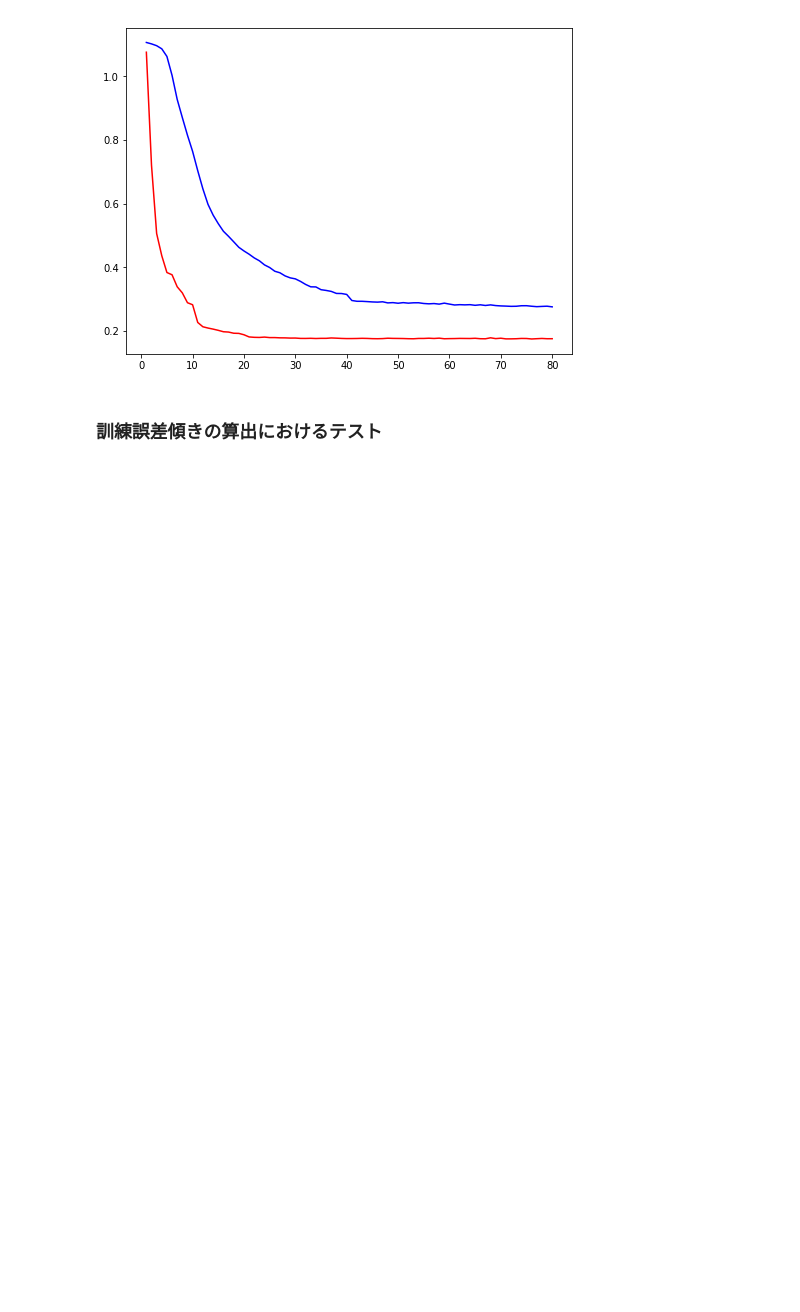
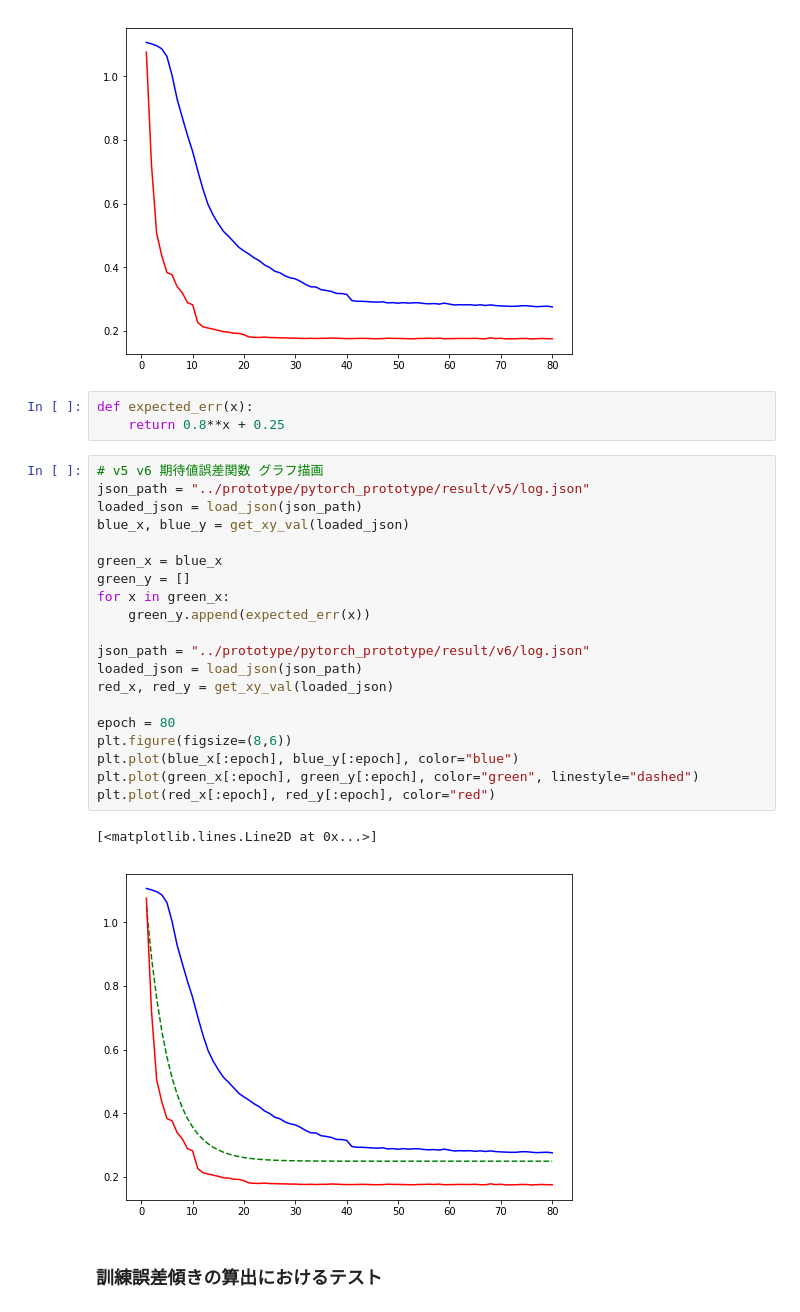
Before and after one commit to takitaki7474/m2-research-prototype, a Jupyter notebook: notebook/eval_train_err_convergence.ipynb, the cells around one changed output. Saved outputs shown, nothing was run; the diff lists cells and outputs as text; blank space fills up the shorter version.

```diff
--- a/notebook/eval_train_err_convergence.ipynb
+++ b/notebook/eval_train_err_convergence.ipynb
@@ -77,6 +77,32 @@ plt.plot(x_list2, y_list2, color="red")
 # %% [output]
 [<matplotlib.lines.Line2D at 0x...>]
 [figure]
+# %%
+def expected_err(x):
+    return 0.8**x + 0.25
+# %%
+# v5 v6 期待値誤差関数 グラフ描画
+json_path = "../prototype/pytorch_prototype/result/v5/log.json"
+loaded_json = load_json(json_path)
+blue_x, blue_y = get_xy_val(loaded_json)
+
+green_x = blue_x
+green_y = []
+for x in green_x:
+    green_y.append(expected_err(x))
+
+json_path = "../prototype/pytorch_prototype/result/v6/log.json"
+loaded_json = load_json(json_path)
+red_x, red_y = get_xy_val(loaded_json)
+
+epoch = 80
+plt.figure(figsize=(8,6))
+plt.plot(blue_x[:epoch], blue_y[:epoch], color="blue")
+plt.plot(green_x[:epoch], green_y[:epoch], color="green", linestyle="dashed")
+plt.plot(red_x[:epoch], red_y[:epoch], color="red")
+# %% [output]
+[<matplotlib.lines.Line2D at 0x...>]
+[figure, added]
 # %% [markdown]
 ### 訓練誤差傾きの算出におけるテスト
 # %%
```
Also changed, not shown: parts of 7 cells of this notebook.
